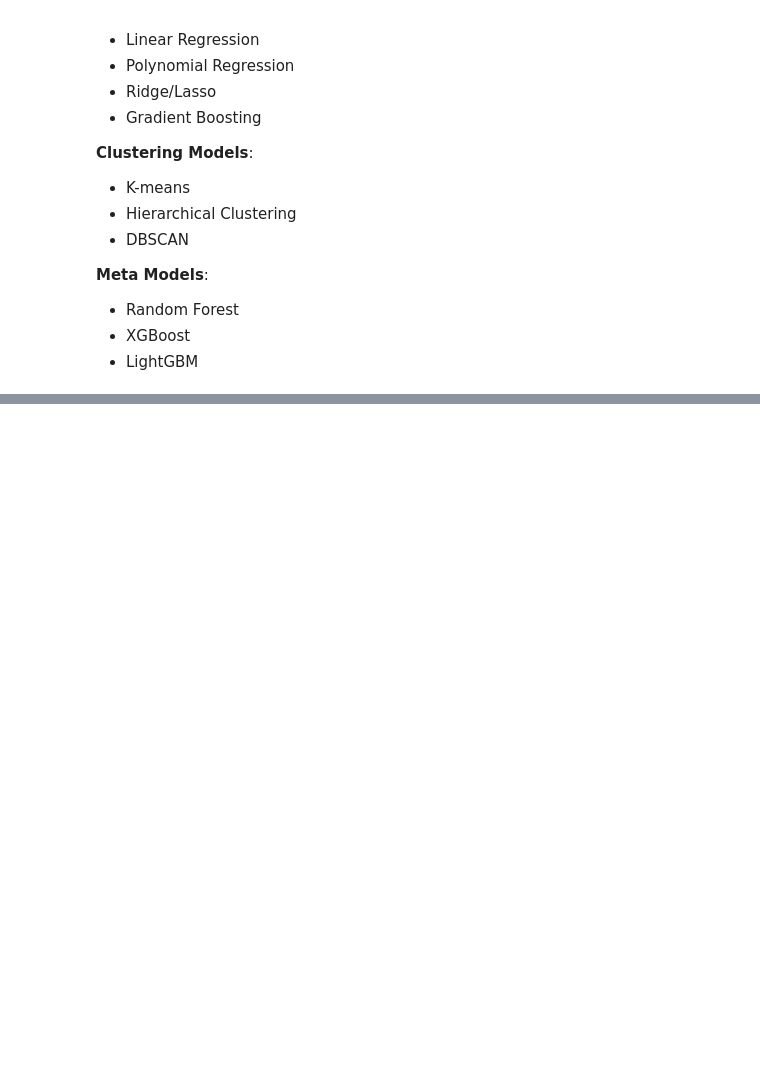
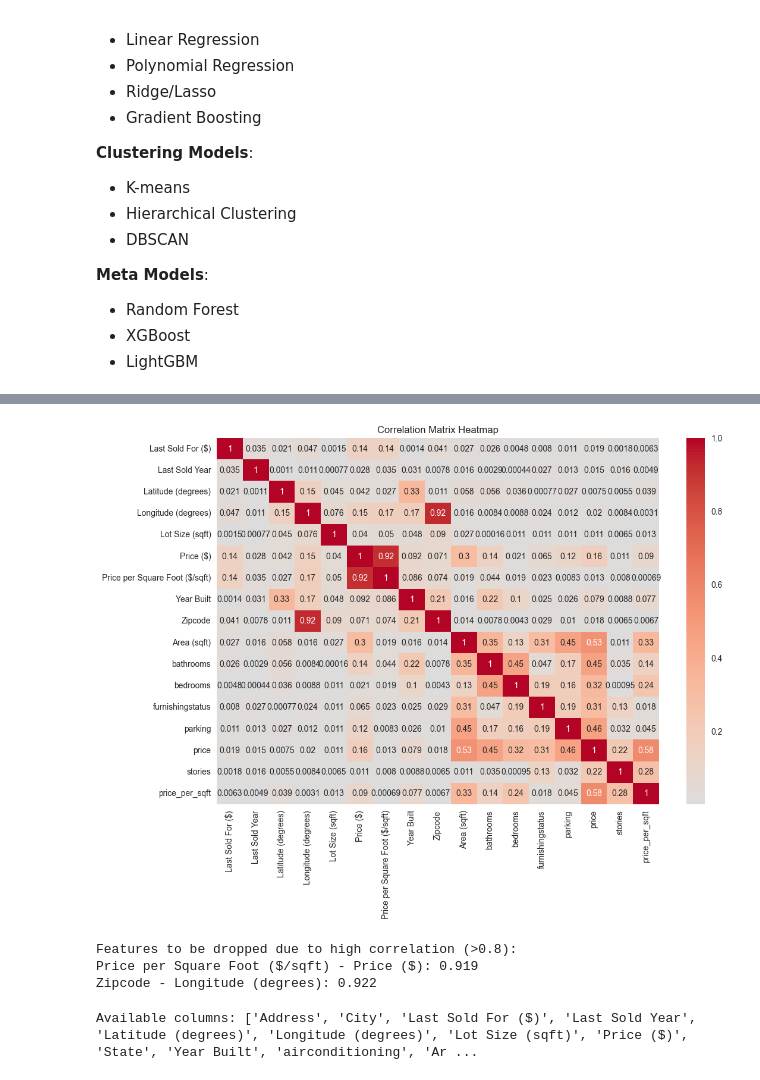
Before and after one commit to CSY2082-2425/assignment-1-ryantigi254, a Jupyter notebook: main_assginment.ipynb, the cells around one changed output, grey strips where cells are left out. Cells and saved outputs as stored; diff of their text form; code cells hidden in the pictures; blank space fills up the shorter version.

Commit message:
Feature selection completed

```diff
--- a/main_assginment.ipynb
+++ b/main_assginment.ipynb
@@ -367,0 +433,44 @@ This strategy ensures we meet all assignment requirements while implementing a m
+# %%
+import seaborn as sns
+import matplotlib.pyplot as plt
+import numpy as np
+
+# Select only numeric columns for correlation
+numeric_cols = df.select_dtypes(include=['int64', 'float64']).columns
+df_numeric = df[numeric_cols]
+
+# Compute the correlation matrix
+corr_matrix = df_numeric.corr().abs()
+
+# Plot correlation matrix
+plt.figure(figsize=(12, 8))
+sns.heatmap(corr_matrix, annot=True, cmap='coolwarm', center=0)
+plt.title('Correlation Matrix Heatmap')
+plt.show()
+
+# Select upper triangle of correlation matrix
+upper = corr_matrix.where(
+    np.triu(np.ones(corr_matrix.shape), k=1).astype(bool)
+)
+
+# Find features with correlation greater than 0.8
+to_drop = [column for column in upper.columns if any(upper[column] > 0.8)]
+
+# Print features to be dropped and their correlations
+print("\nFeatures to be dropped due to high correlation (>0.8):")
+for col in to_drop:
+    correlated_features = upper[col][upper[col] > 0.8].index.tolist()
+    for feat in correlated_features:
+        print(f"{col} - {feat}: {upper[col][feat]:.3f}")
+
+# # Drop highly correlated features
+df.drop(to_drop, axis=1, inplace=True)
+# %% [output]
+[figure, added]
+Features to be dropped due to high correlation (>0.8):
+Price per Square Foot ($/sqft) - Price ($): 0.919
+Zipcode - Longitude (degrees): 0.922
+# %%
+print("Available columns:", df.columns.tolist())
+# %% [output]
+Available columns: ['Address', 'City', 'Last Sold For ($)', 'Last Sold Year', 'Latitude (degrees)', 'Longitude (degrees)', 'Lot Size (sqft)', 'Price ($)', 'State', 'Year Built', 'airconditioning', 'Ar ...
```
Also changed, not shown: parts of 23 cells of this notebook, 3 other files.
